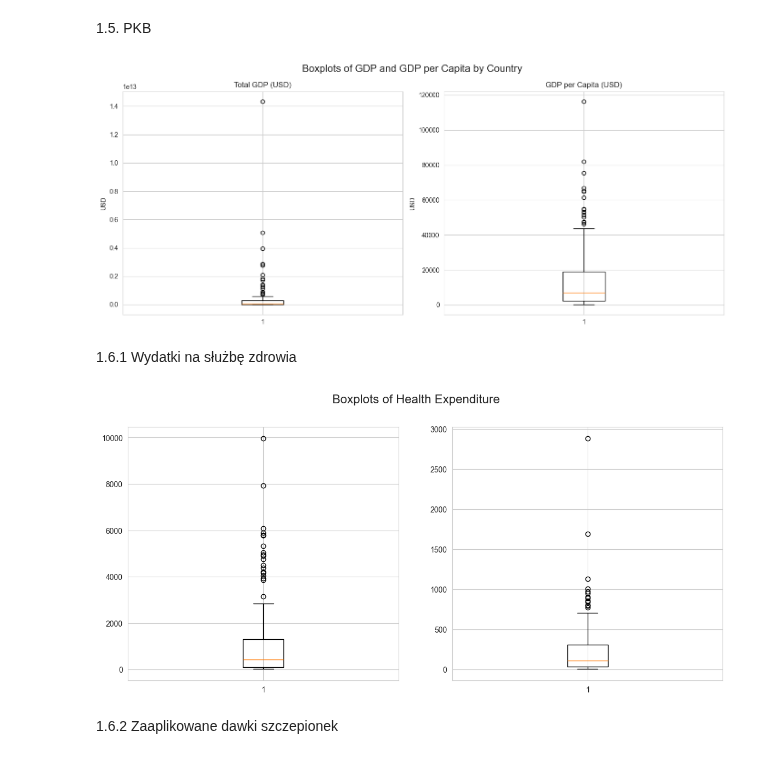
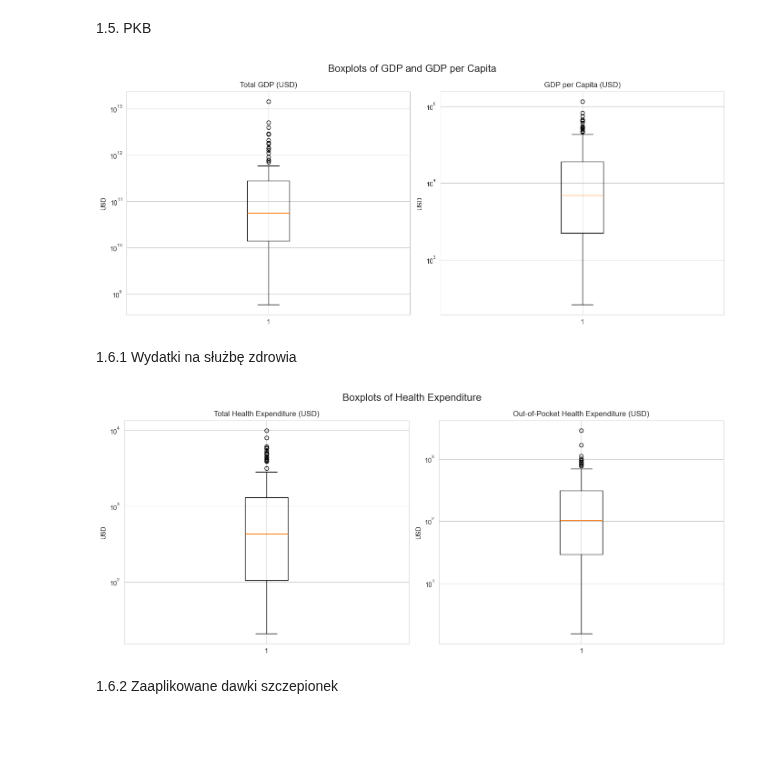
Before and after one commit to JakubKaczmarek5764/BigData1, a Jupyter notebook: zad2.ipynb, the cells around one changed output. Saved outputs shown, nothing was run; the diff lists cells and outputs as text; code cells hidden in the pictures; blank space fills up the shorter version.

```diff
--- a/zad2.ipynb
+++ b/zad2.ipynb
@@ -147,28 +147,38 @@ plt.show()
 1.5. PKB
 # %%
 fig, ax = plt.subplots(1, 2, figsize=(14, 6))
-fig.suptitle('Boxplots of GDP and GDP per Capita by Country', fontsize=16)
+fig.suptitle('Boxplots of GDP and GDP per Capita', fontsize=16)
 ax[0].boxplot(countries_df['gdp_usd'])
 ax[0].set_title('Total GDP (USD)', fontsize=12)
 ax[0].set_ylabel('USD', fontsize=10)
+ax[0].set_yscale('log')
 ax[1].boxplot(countries_df['gdp_per_capita_usd'])
 ax[1].set_title('GDP per Capita (USD)', fontsize=12)
 ax[1].set_ylabel('USD', fontsize=10)
+ax[1].set_yscale('log')
 plt.tight_layout()
 plt.show()
 # %% [output]
-[figure, old version]
+[figure, new version]
 # %% [markdown]
 1.6.1 Wydatki na służbę zdrowia
 # %%
 fig, ax = plt.subplots(1, 2, figsize=(14, 6))
 fig.suptitle('Boxplots of Health Expenditure', fontsize=16)
 
 ax[0].boxplot(countries_df['health_expenditure_usd'])
+ax[0].set_title('Total Health Expenditure (USD)', fontsize=12)
+ax[0].set_ylabel('USD', fontsize=10)
+ax[0].set_yscale('log')
 ax[1].boxplot(countries_df['out_of_pocket_health_expenditure_usd'])
+ax[1].set_title('Out-of-Pocket Health Expenditure (USD)', fontsize=12)
+ax[1].set_ylabel('USD', fontsize=10)
+ax[1].set_yscale('log')
+
+plt.tight_layout()
 plt.show()
 # %% [output]
-[figure, old version]
+[figure, new version]
 # %% [markdown]
 1.6.2 Zaaplikowane dawki szczepionek
 # %%
```
Also changed, not shown: parts of 11 cells of this notebook.
